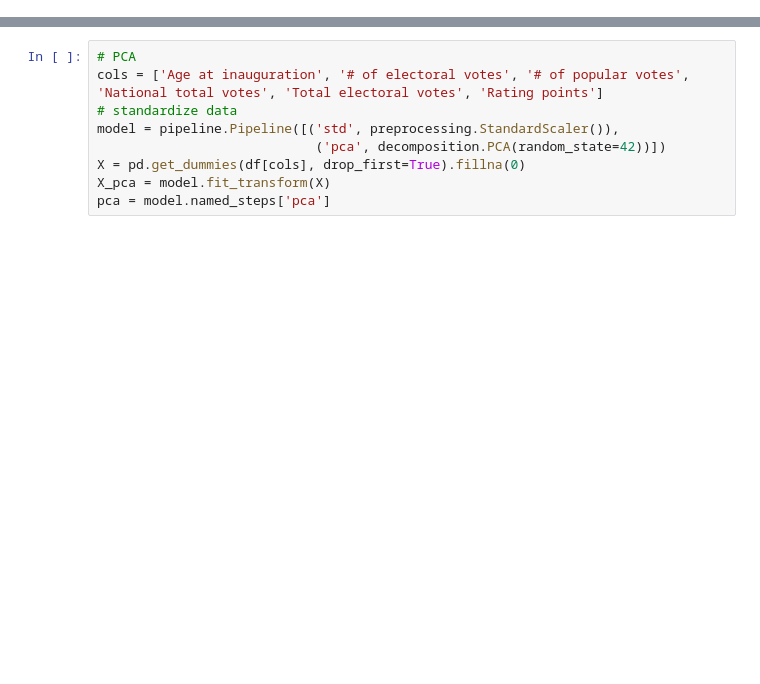
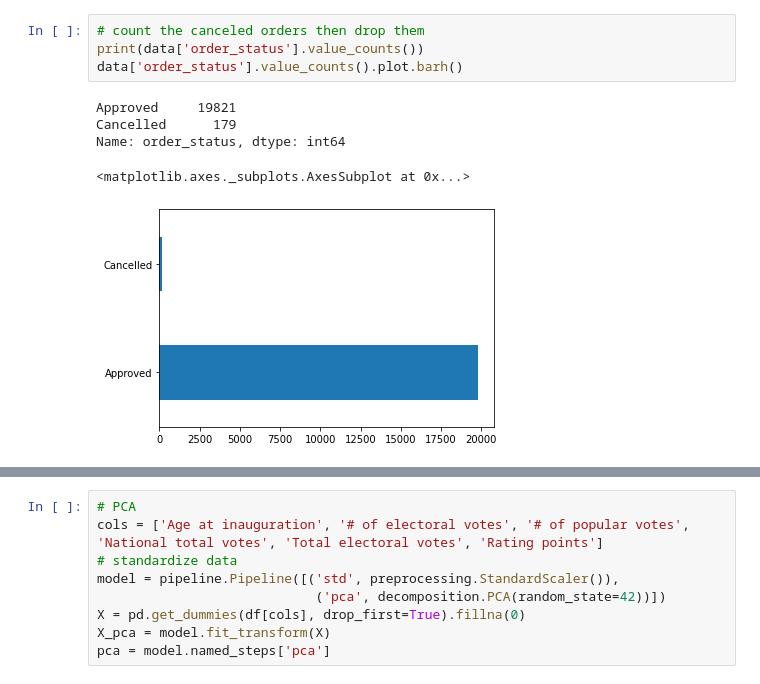
Before and after one commit to NUELBUNDI/PDS_PROJECT, a Jupyter notebook: Final_Project_Lee_Bundi_102586.ipynb, the cells around one changed output, grey strips where cells are left out. Drawn from its saved outputs; the diff is of its cells as text; blank space fills up the shorter version.

```diff
--- a/Final_Project_Lee_Bundi_102586.ipynb
+++ b/Final_Project_Lee_Bundi_102586.ipynb
@@ -102,0 +193,10 @@ len(df.columns)
+# %%
+# count the canceled orders then drop them
+print(data['order_status'].value_counts())
+data['order_status'].value_counts().plot.barh()
+# %% [output]
+Approved     19821
+Cancelled      179
+Name: order_status, dtype: int64
+<matplotlib.axes._subplots.AxesSubplot at 0x...>
+[figure, added]
```
Also changed, not shown: parts of 48 cells of this notebook.
